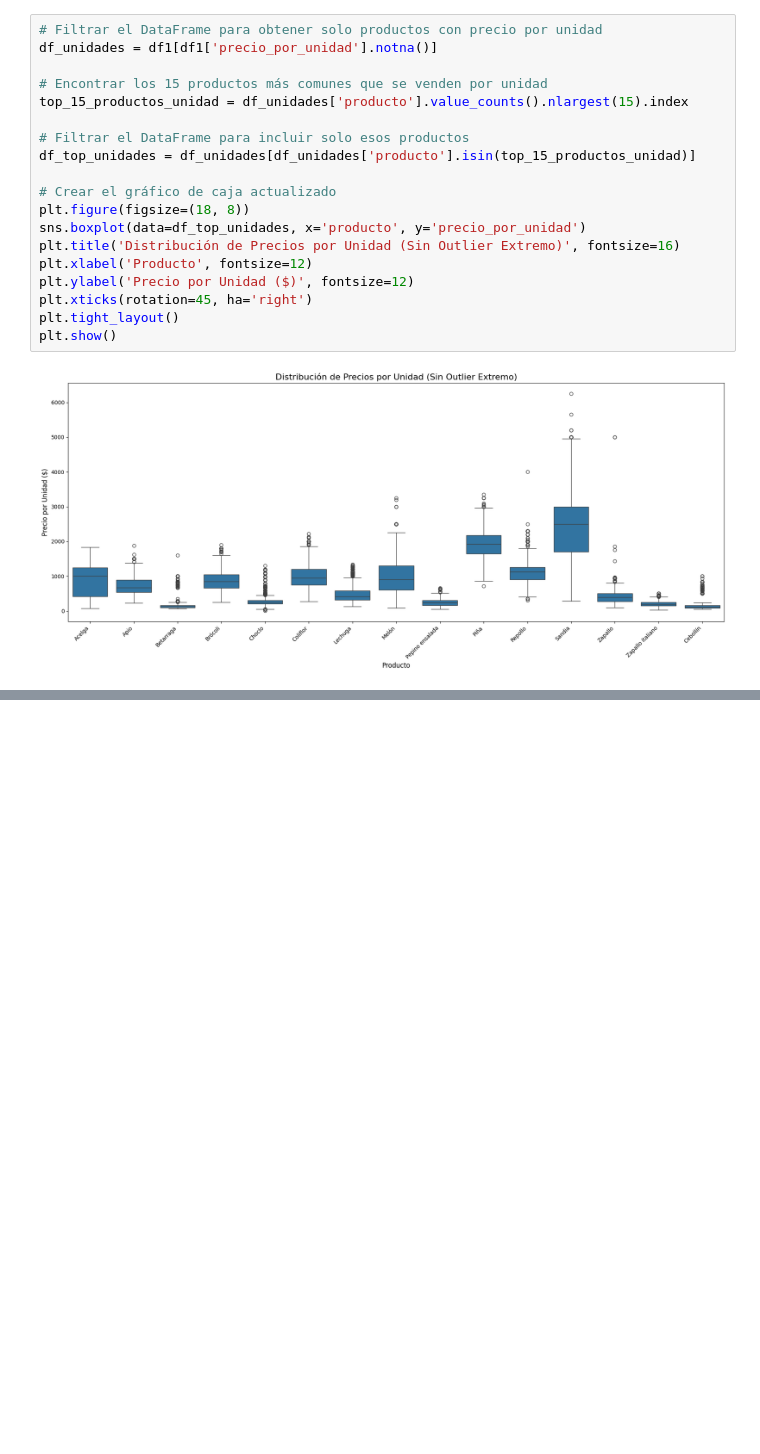
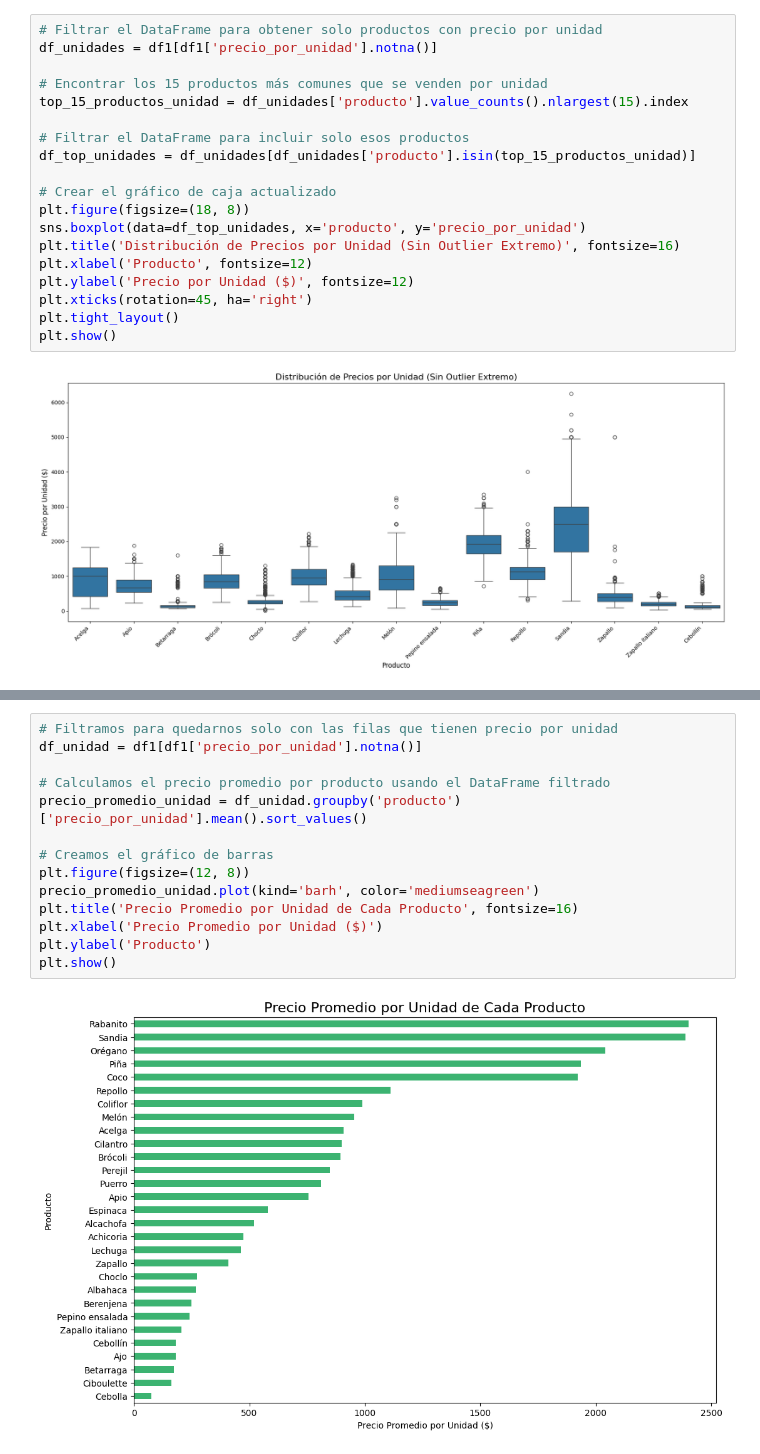
Before and after one commit to Ricardouchub/Analisis-Estrategico-de-Precios, a Jupyter notebook: Análisis Estratégico de Precios Mayoristas para el Sector Retail de Frutas y Hortalizas.ipynb, the cells around one changed output, grey strips where cells are left out. Cells and saved outputs as stored; diff of their text form; blank space fills up the shorter version.

```diff
--- a/Análisis Estratégico de Precios Mayoristas para el Sector Retail de Frutas y Hortalizas.ipynb
+++ b/Análisis Estratégico de Precios Mayoristas para el Sector Retail de Frutas y Hortalizas.ipynb
@@ -740,0 +762,16 @@ plt.show()
+# %%
+# Filtramos para quedarnos solo con las filas que tienen precio por unidad
+df_unidad = df1[df1['precio_por_unidad'].notna()]
+
+# Calculamos el precio promedio por producto usando el DataFrame filtrado
+precio_promedio_unidad = df_unidad.groupby('producto')['precio_por_unidad'].mean().sort_values()
+
+# Creamos el gráfico de barras
+plt.figure(figsize=(12, 8))
+precio_promedio_unidad.plot(kind='barh', color='mediumseagreen')
+plt.title('Precio Promedio por Unidad de Cada Producto', fontsize=16)
+plt.xlabel('Precio Promedio por Unidad ($)')
+plt.ylabel('Producto')
+plt.show()
+# %% [output]
+[figure, added]
```
Also changed, not shown: parts of 10 cells of this notebook.
